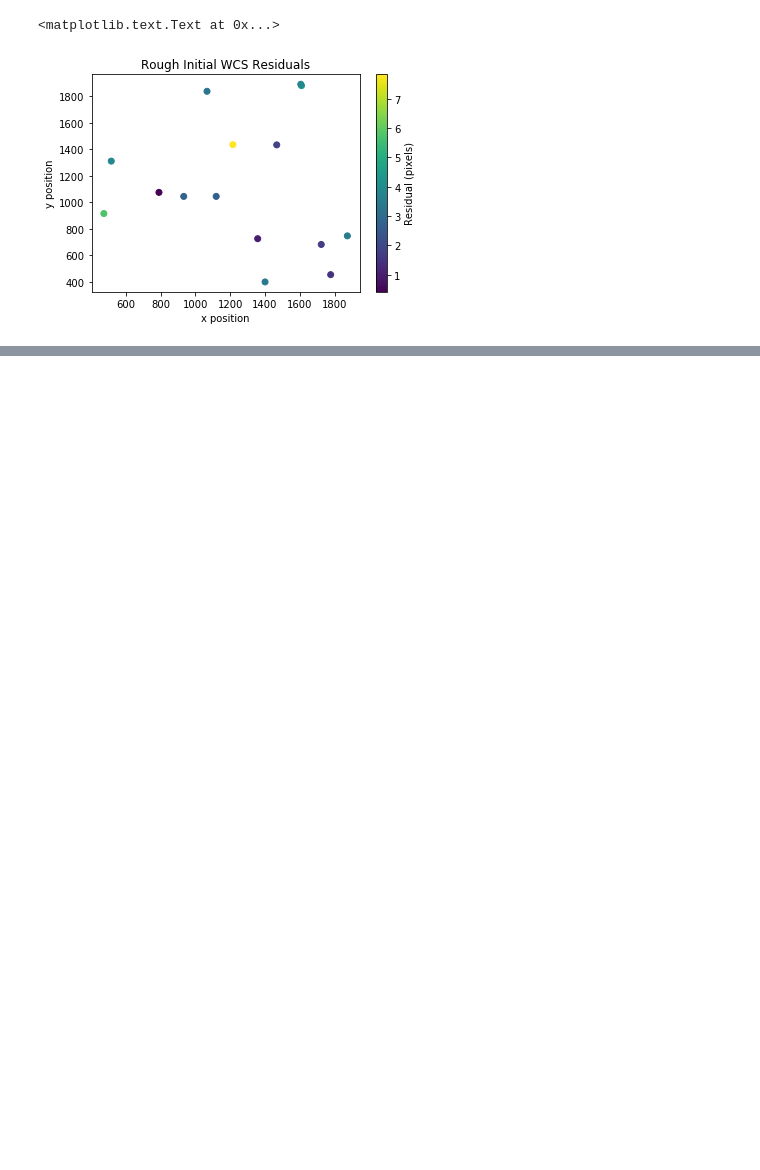
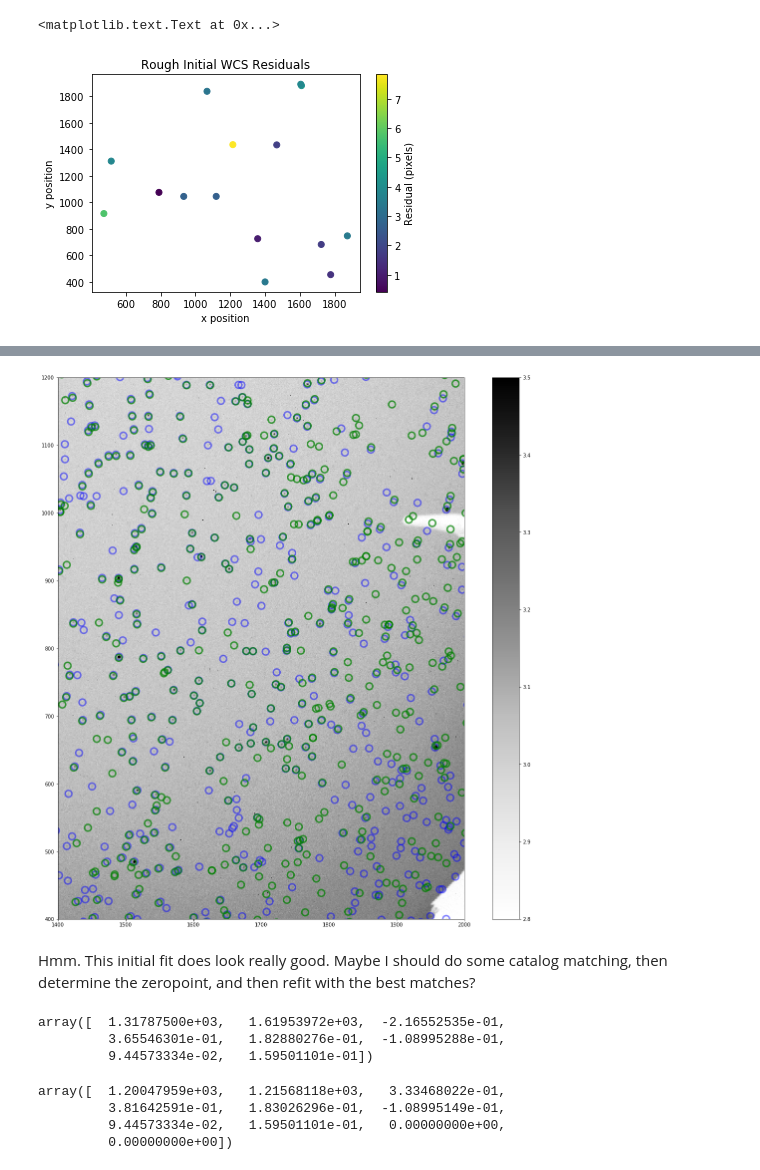
Before and after one commit to lsst/all_sky_phot, a Jupyter notebook: data/az_camera/Fit_WCS.ipynb, the cells around one changed output, grey strips where cells are left out. Cells and saved outputs as stored; diff of their text form; code cells hidden in the pictures; blank space fills up the shorter version.

```diff
--- a/data/az_camera/Fit_WCS.ipynb
+++ b/data/az_camera/Fit_WCS.ipynb
@@ -142,0 +151,14 @@ apertures.plot(color='green', lw=3, alpha=0.75)
+# %%
+plt.figure(figsize=[20,20])
+plt.imshow(np.log10(image),  cmap='Greys', origin='lower', vmin=2.8, vmax=3.5)
+plt.colorbar()
+plt.xlim([ 1400, 2000])
+plt.ylim([400, 1200])
+# Detected objects in blue
+phot_appertures.plot(color='blue', lw=3, alpha=0.5)
+# Predicted locations in green
+apertures.plot(color='green', lw=3, alpha=0.75)
+# %% [output]
+[figure, added]
+# %% [markdown]
+Hmm. This initial fit does look really good. Maybe I should do some catalog matching, then determine the zeropoint, and then refit with the best matches?
@@ -142,0 +178,13 @@ apertures.plot(color='green', lw=3, alpha=0.75)
+# %%
+fit_result.x
+# %% [output]
+array([  1.31787500e+03,   1.61953972e+03,  -2.16552535e-01,
+         3.65546301e-01,   1.82880276e-01,  -1.08995288e-01,
+         9.44573334e-02,   1.59501101e-01])
+# %%
+x0
+# %% [output]
+array([  1.20047959e+03,   1.21568118e+03,   3.33468022e-01,
+         3.81642591e-01,   1.83026296e-01,  -1.08995149e-01,
+         9.44573334e-02,   1.59501101e-01,   0.00000000e+00,
+         0.00000000e+00])
```
Also changed, not shown: parts of 10 cells of this notebook, 1 other file.
